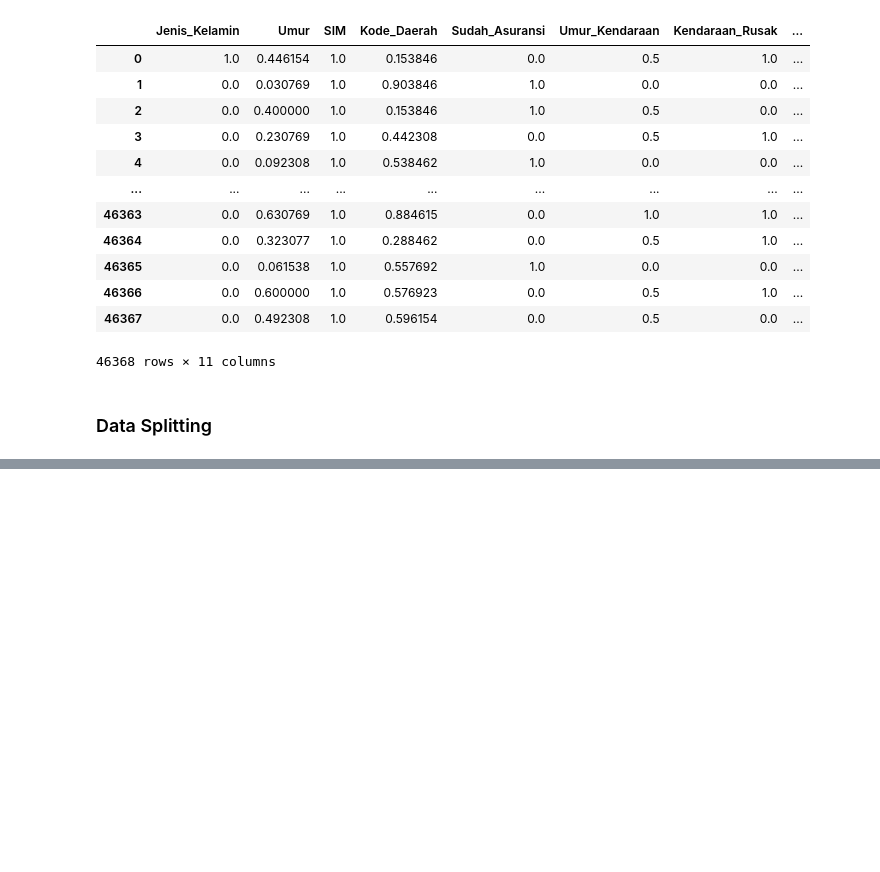
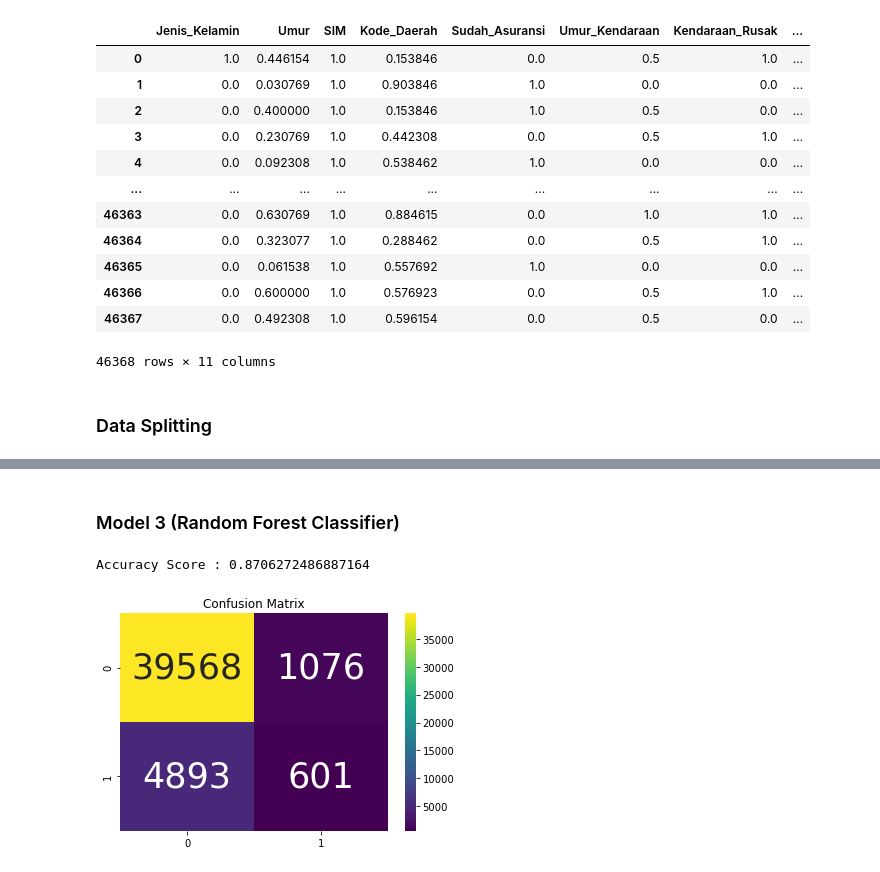
Before and after one commit to raihanmuhith/Classification, a Jupyter notebook: Tubes MCL 2.ipynb, the cells around one changed output, grey strips where cells are left out. Drawn from its saved outputs; the diff is of its cells as text; code cells hidden in the pictures; blank space fills up the shorter version.

```diff
--- a/Tubes MCL 2.ipynb
+++ b/Tubes MCL 2.ipynb
@@ -571,0 +624,18 @@ Name: Tertarik, Length: 46368, dtype: float64
+# %% [markdown]
+### Model 3 (Random Forest Classifier)
+# %%
+from sklearn.ensemble import RandomForestClassifier
+
+model_RF = RandomForestClassifier()
+model_RF.fit(x_train, y_train)
+y_pred_RF = model_RF.predict(x_validation)
+list_accuracy.append(accuracy_score(y_validation, y_pred_RF))
+print('Accuracy Score :',accuracy_score(y_validation, y_pred_RF))
+# %% [output]
+Accuracy Score : 0.8706272486887164
+# %%
+matrix = confusion_matrix(y_validation, y_pred_RF)
+sns.heatmap(data=matrix,cmap="viridis",annot=True,fmt=".0f",annot_kws={"size":35},).set_title('Confusion Matrix')
+plt.show()
+# %% [output]
+[figure, added]
```
Also changed, not shown: parts of 32 cells of this notebook, 1 other file.
